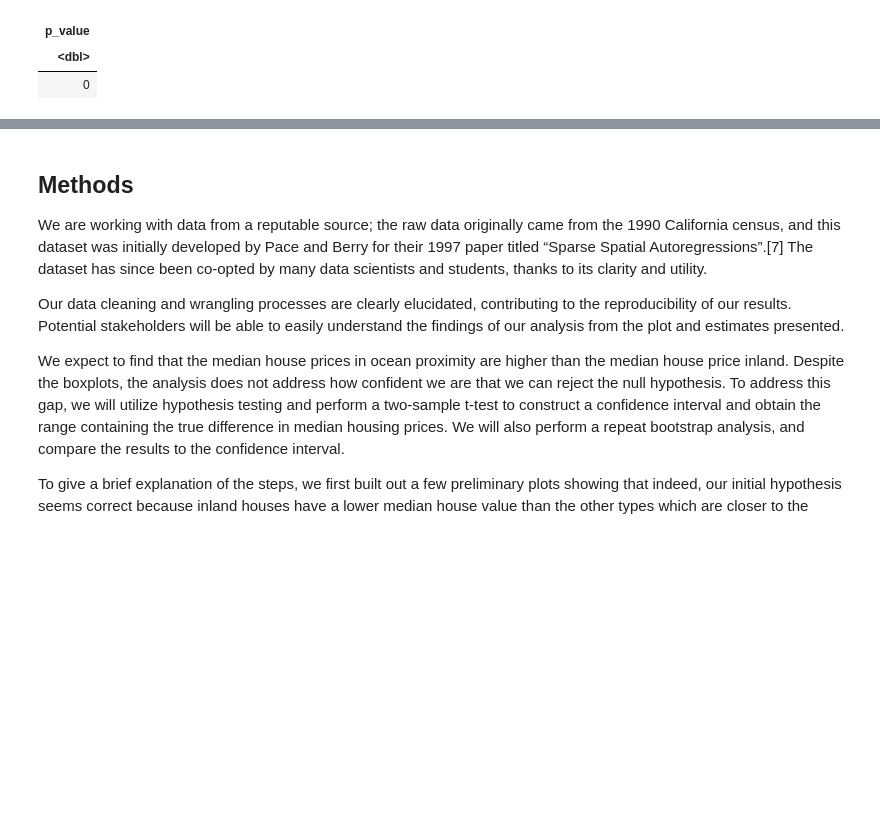
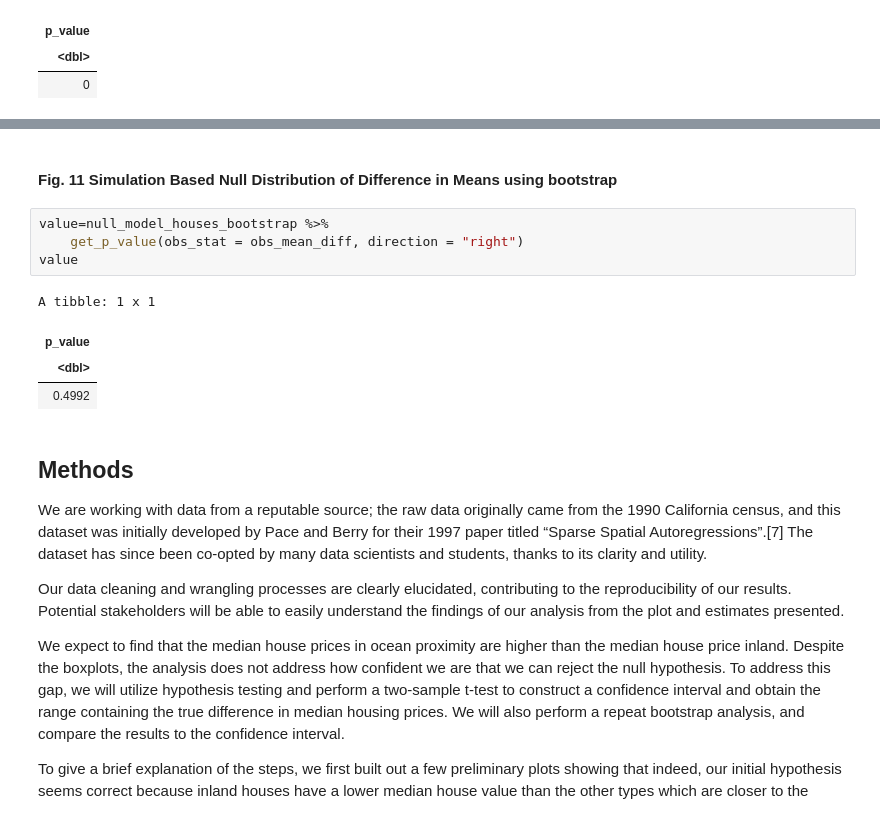
Before and after one commit to lavanyakandhari/stat-201-project-G41, a Jupyter notebook: project-final.ipynb, the cells around one changed output, grey strips where cells are left out. Saved outputs shown, nothing was run; the diff lists cells and outputs as text; blank space fills up the shorter version.

```diff
--- a/project-final.ipynb
+++ b/project-final.ipynb
@@ -466,3 +484,14 @@ head(housing_multiple_samples)
+# %% [markdown]
+#### Fig. 11 Simulation Based Null Distribution of Difference in Means using bootstrap
+# %%
+value=null_model_houses_bootstrap %>%
+    get_p_value(obs_stat = obs_mean_diff, direction = "right")
+value
+# %% [output]
+A tibble: 1 x 1
+| p_value |
+| <dbl> |
+| 0.4992 |
 # %% [markdown]
 ## Methods
 We are working with data from a reputable source; the raw data originally came from the 1990 California census, and this dataset was initially developed by Pace and Berry for their 1997 paper titled “Sparse Spatial Autoregressions”.[7] The dataset has since been co-opted by many data scientists and students, thanks to its clarity and utility.
```
Also changed, not shown: parts of 17 cells of this notebook.
